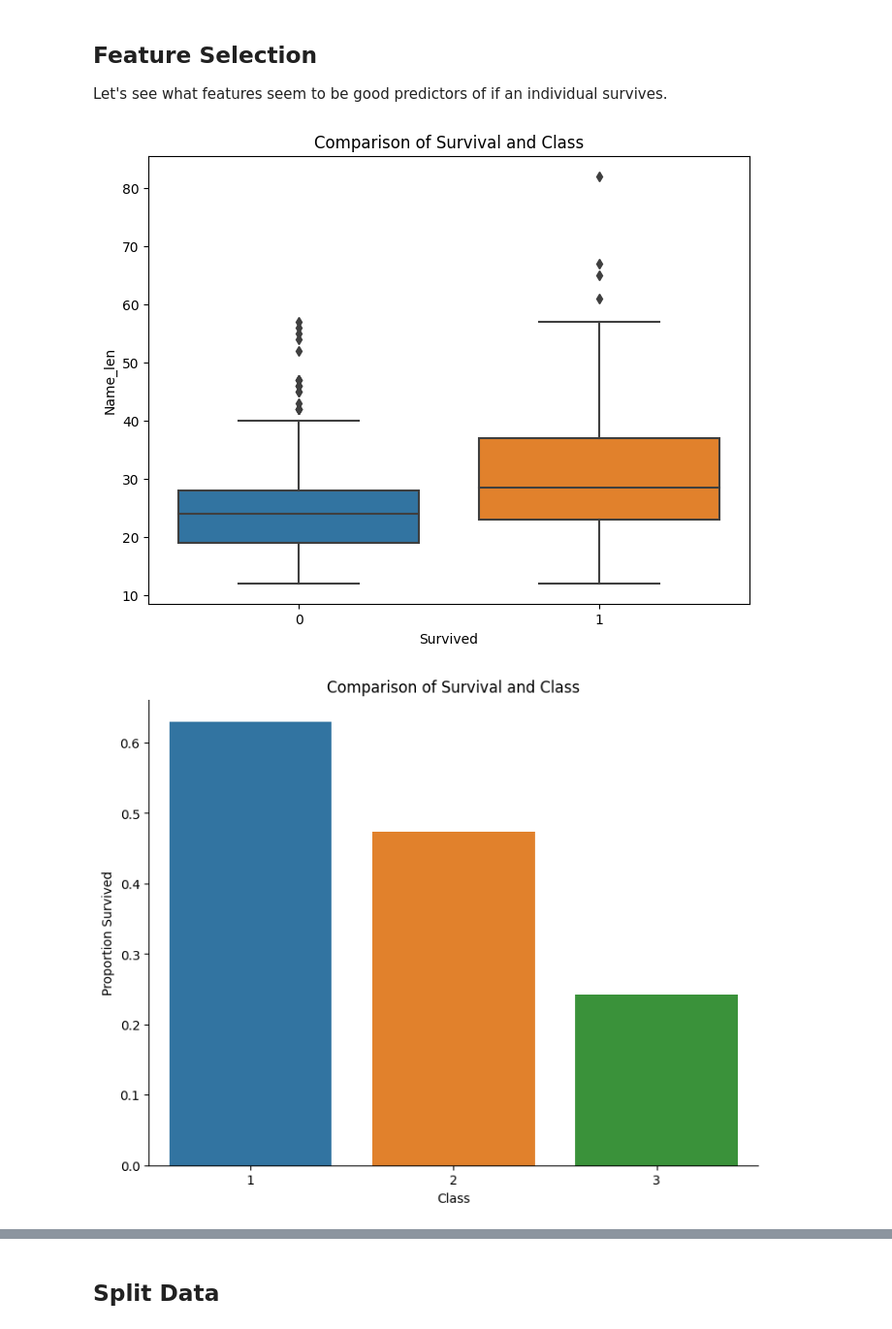
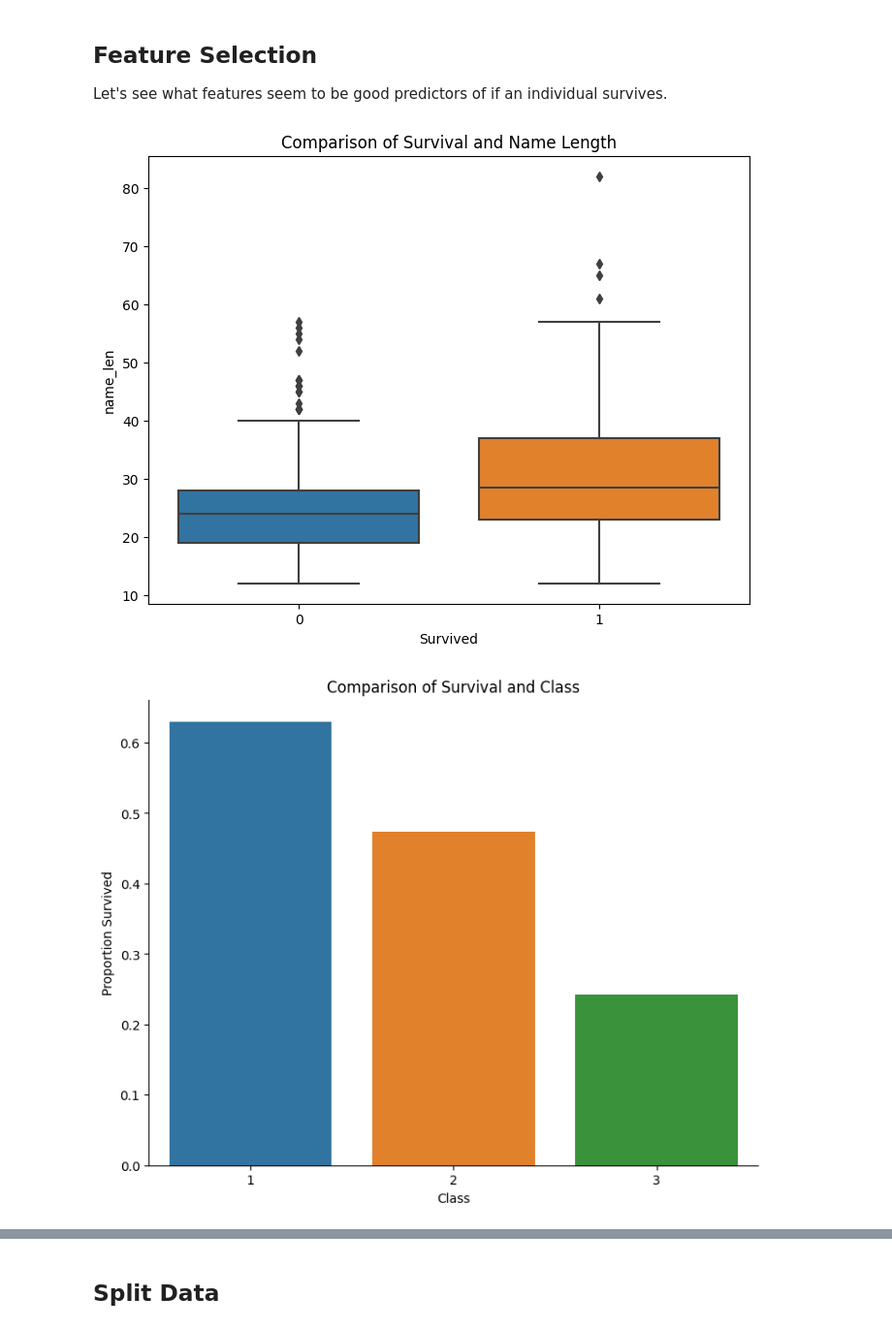
Before and after one commit to gclembo/kaggle-titanic-predictions, a Jupyter notebook: kaggle-titanic-predictions.ipynb, the cells around one changed output, grey strips where cells are left out. Shown at 97% size. Saved outputs shown, nothing was run; the diff lists cells and outputs as text; code cells hidden in the pictures.

```diff
--- a/kaggle-titanic-predictions.ipynb
+++ b/kaggle-titanic-predictions.ipynb
@@ -39,10 +39,14 @@ train_data.head()
 I am trying to create some useful features based on the `Name` column. Weather the individual has Mrs. or Mr. in their name may corralate with surviving. Perhaps the name length also makes an impact. People with titles in their names may be more likley to survive.
 # %%
 def wrangle_data(df):
-    df = df.assign(Mrs = df["Name"].str.contains("Mrs. ", case=False))
-    df = df.assign(Miss = df["Name"].str.contains("Miss. ", case=False))
-    df = df.assign(Mr = df["Name"].str.contains("Mr. ", case=False))
-    df = df.assign(Name_len = df["Name"].str.len())
+    df["Mrs"] = df["Name"].str.contains("Mrs. ", case=False)
+    df["Master"] = df["Name"].str.contains("Master. ", case=False)
+    df["Miss"] = df["Name"].str.contains("Miss. ", case=False)
+    df["Mr"] = df["Name"].str.contains("Mr. ", case=False)
+    df["name_len"] = df["Name"].str.len()
+    df["fam"] = df["SibSp"] + df["Parch"]
+    df["cabin_num"] = df["Cabin"].str.extract(r"(\d+)")[0].astype("Int64")
+    df["cabin_char"] = df["Cabin"].str.extract(r"([A-Z]+)")
     return df
 
 train_data = wrangle_data(train_data)
@@ -61,45 +65,31 @@ Let's see what features seem to be good predictors of if an individual survives.
 # %%
 import matplotlib.pyplot as plt
 import seaborn as sns
 
 
 plt.figure(figsize=(8, 6))
-plt.title("Comparison of Survival and Class")
-sns.boxplot(data=train_data, x="Survived", y="Name_len")
+plt.title("Comparison of Survival and Name Length")
+sns.boxplot(data=train_data, x="Survived", y="name_len")
 
 class_plot = sns.catplot(data=train_data, x="Pclass", y="Survived", kind="bar", errorbar=None)
 class_plot.fig.set_size_inches(8, 6)
 class_plot.ax.set_title("Comparison of Survival and Class")
 class_plot.ax.set_ylabel("Proportion Survived")
 class_plot.ax.set_xlabel("Class")
 
 sex_plot = sns.catplot(data=train_data, x="Sex", y="Survived", kind="bar", errorbar=None)
 sex_plot.fig.set_size_inches(8, 6)
 sex_plot.ax.set_title("Comparison of Survival and Sex")
 sex_plot.ax.set_ylabel("Proportion Survived")
 
-embarked_plot = sns.catplot(data=train_data, x="Embarked", y="Survived", kind="bar", errorbar=None)
-embarked_plot.fig.set_size_inches(8, 6)
-embarked_plot.ax.set_title("Comparison of Survival and Embarking Location")
-embarked_plot.ax.set_ylabel("Proportion Survived")
-
-mrs_plot = sns.catplot(data=train_data.loc[train_data.Sex == "female"], x="Mrs", y="Survived", kind="bar", errorbar=None)
-mrs_plot.fig.set_size_inches(8, 6)
-mrs_plot.ax.set_title("Comparison of Survival and Women with 'Mrs' in Name")
-mrs_plot.ax.set_ylabel("Proportion Survived")
-
-miss_plot = sns.catplot(data=train_data.loc[train_data.Sex == "female"], x="Miss", y="Survived", kind="bar", errorbar=None)
-miss_plot.fig.set_size_inches(8, 6)
-miss_plot.ax.set_title("Comparison of Survival and and Women with 'Miss' in Name")
-miss_plot.ax.set_ylabel("Proportion Survived")
 
 mr_plot = sns.catplot(data=train_data.loc[train_data.Sex == "male"], x="Mr", y="Survived", kind="bar", errorbar=None)
 mr_plot.fig.set_size_inches(8, 6)
 mr_plot.ax.set_title("Comparison of Survival and and Men with 'Mr' in Name")
 mr_plot.ax.set_ylabel("Proportion Survived")
 
 plt.show()
 # %% [output]
-[figure, old version]
+[figure, new version]
 [figure]
 [figure]
```
Also changed, not shown: parts of 10 cells of this notebook.
